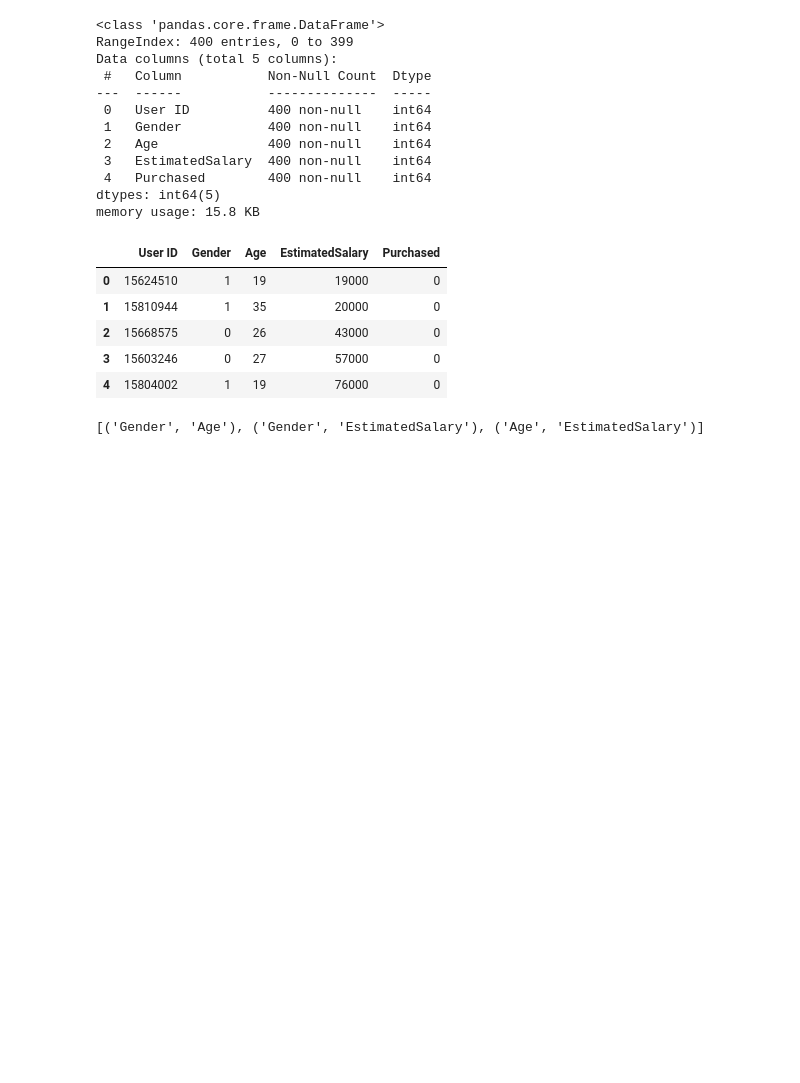
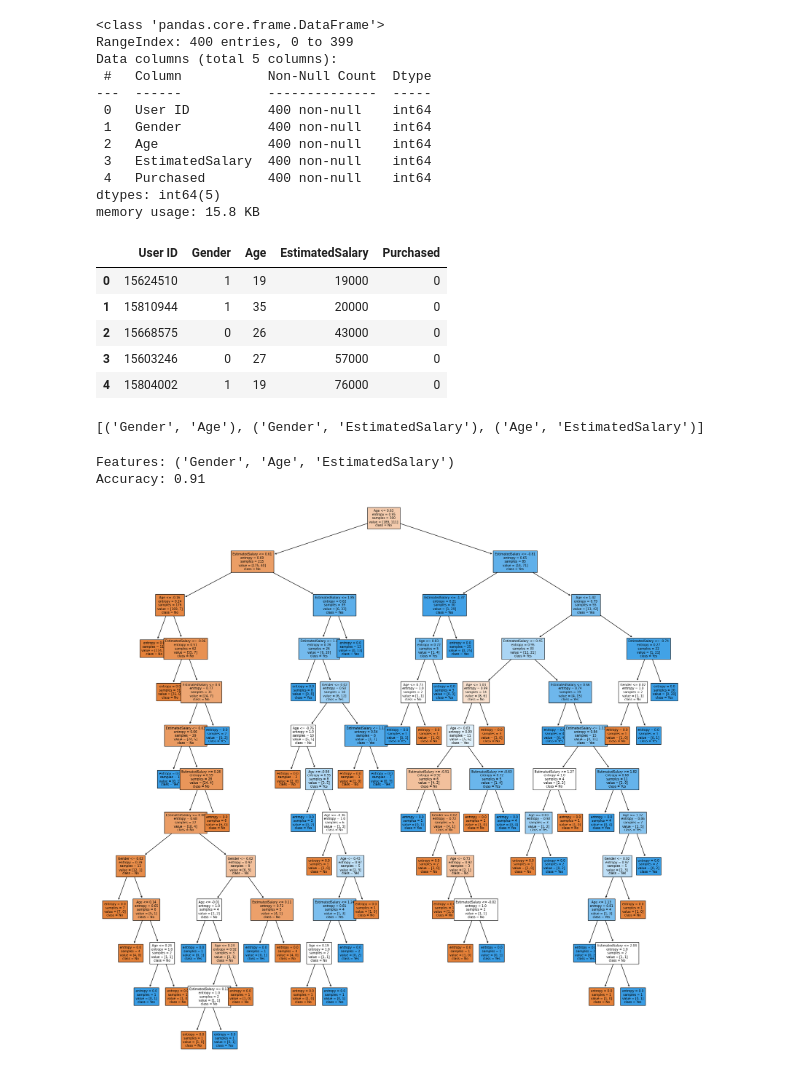
Before and after one commit to Viibrant/Applied-ML-DM, a Jupyter notebook: decisiontree/pract10DTex.ipynb, the cells around one changed output. Saved outputs shown, nothing was run; the diff lists cells and outputs as text; code cells hidden in the pictures; blank space fills up the shorter version.

Commit message:
Completed with visualisation

```diff
--- a/decisiontree/pract10DTex.ipynb
+++ b/decisiontree/pract10DTex.ipynb
@@ -51,7 +52,7 @@ def decision_tree(columns: List[str], df=df) -> DecisionTreeClassifier:
     DT = DecisionTreeClassifier(criterion="entropy", random_state=0)
     DT.fit(X_train, y_train)
 
-    return DT
+    return [DT, accuracy_score(y_test, DT.predict(X_test))]
 # %%
 # Generate every arrangement of features,
 #   then generate decision tree with them
@@ -63,6 +64,26 @@ list(combinations(features, r=2))
 # %%
 # generate every combination of length n from 1 to 3
 trees = []
+scores = []
 for n in range(1, len(features)+1):
     for c in combinations(features, n):
-        trees.append(decision_tree(list(c)))
+        # DecisionTreeClassifier, accuracy_score, features
+        t, s = decision_tree(list(c))
+        trees.append([t, c])
+        scores.append(s)
+# %%
+tree = trees[scores.index(max(scores))]
+print(f"Features: {tree[1]}\nAccuracy: {max(scores)}")
+
+plt.figure(figsize=(17, 17), dpi=100)
+plot_tree(tree[0], fontsize=7, precision=2,
+        feature_names=tree[1],
+        filled=True,
+        class_names=["No", "Yes"]
+)
+
+plt.show()
+# %% [output]
+Features: ('Gender', 'Age', 'EstimatedSalary')
+Accuracy: 0.91
+[figure, added]
```
Also changed, not shown: parts of 1 cell of this notebook.
